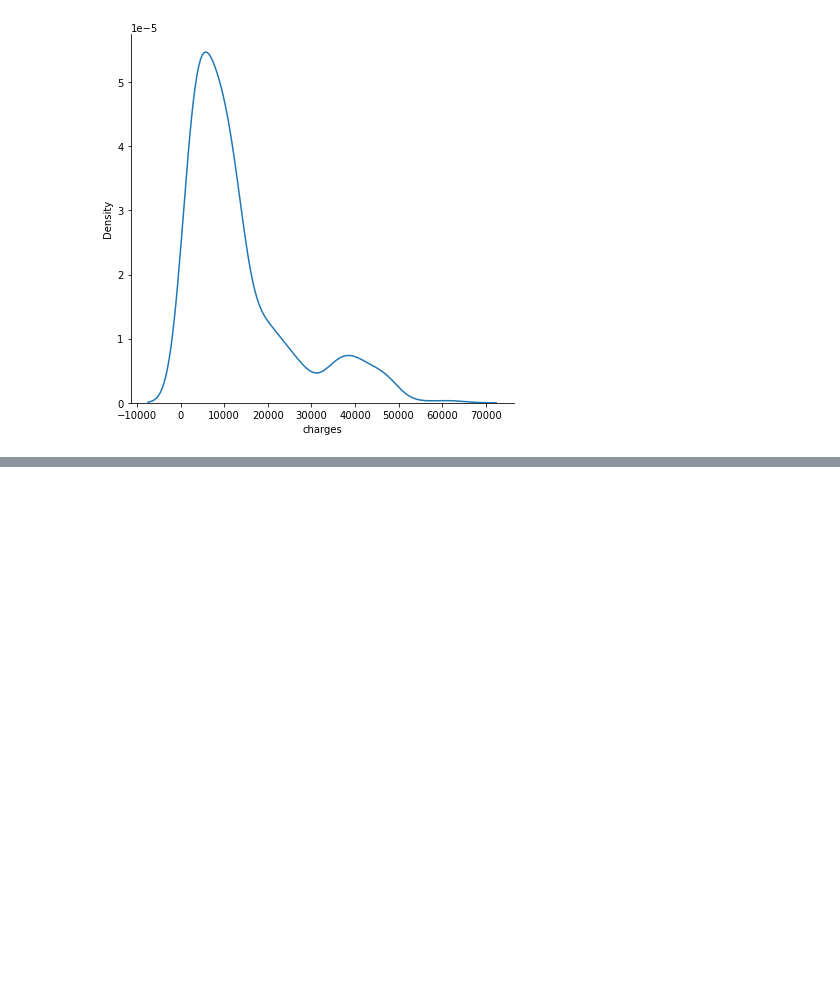
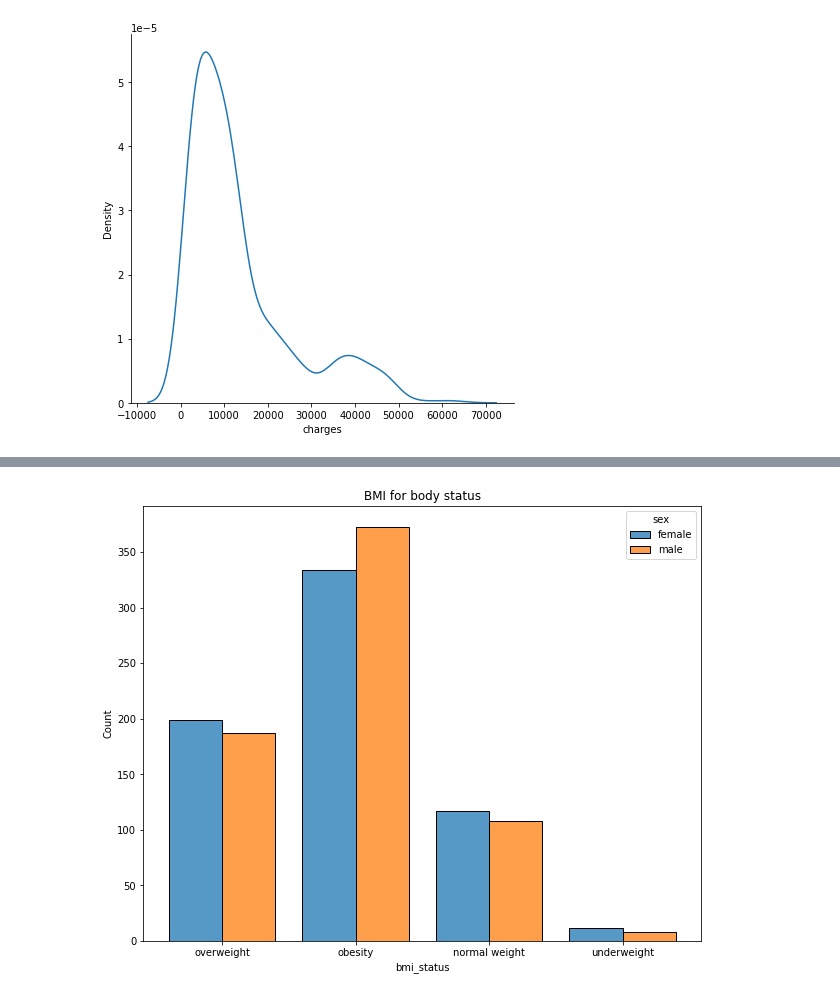
Before and after one commit to lindyc12/insurance_payout, a Jupyter notebook: Explore.ipynb, the cells around one changed output, grey strips where cells are left out. Cells and saved outputs as stored; diff of their text form; code cells hidden in the pictures; blank space fills up the shorter version.

```diff
--- a/Explore.ipynb
+++ b/Explore.ipynb
@@ -155,0 +162,6 @@ ax = sns.countplot(x="bmi_status", hue="smoker", data=df);
+# %%
+plt.figure(figsize = (10, 8))
+plt.title('BMI for body status')
+sns.histplot(data=df, x="bmi_status", multiple="dodge", hue="sex", shrink=.8);
+# %% [output]
+[figure, added]
```
Also changed, not shown: parts of 13 cells of this notebook.
